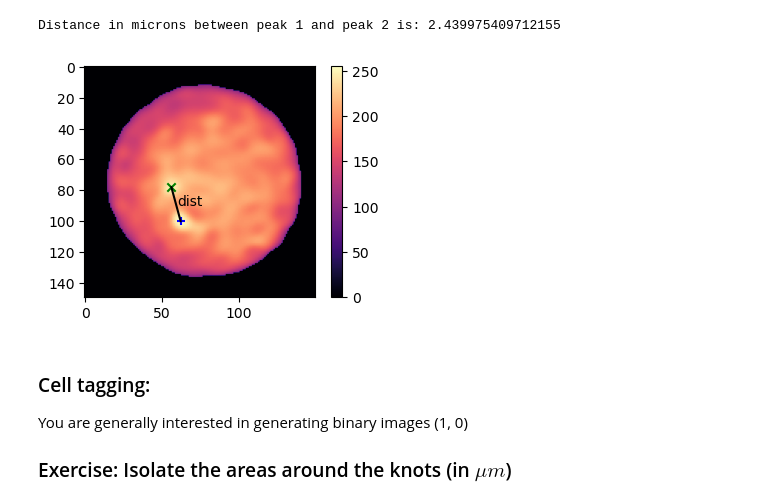
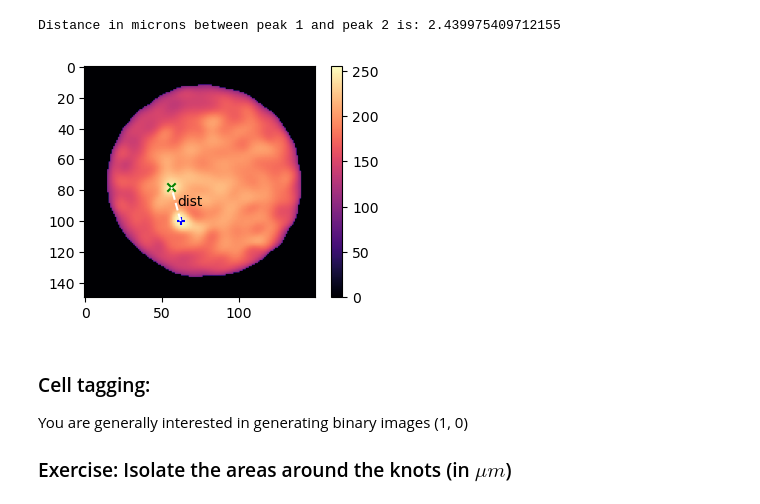
Before and after one commit to wbandabarragan/computational-physics-1, a Jupyter notebook: unit-2/206-image-processing.ipynb, the cells around one changed output. Saved outputs shown, nothing was run; the diff lists cells and outputs as text; code cells hidden in the pictures.

```diff
--- a/unit-2/206-image-processing.ipynb
+++ b/unit-2/206-image-processing.ipynb
@@ -430,25 +454,25 @@ Distance in microns between peak 1 and peak 2 is: 2.439975409712155
 # %%
 # Graphic of dist
 
 fig, ax = plt.subplots(figsize=(4,3))
 
 Z = ax.imshow(cell_image_subset, cmap = "magma")
 
 ax.scatter(coord_max[0][1], coord_max[0][0], color = "blue",\
            marker= "+")
 ax.scatter(coord_max[1][1], coord_max[1][0], color = "green",\
            marker= "x")
 ax.plot([coord_max[0][1], coord_max[1][1]],\
-        [coord_max[0][0], coord_max[1][0]], linestyle = "-",\
-        color = "black")
+        [coord_max[0][0], coord_max[1][0]], linestyle = "--",\
+        color = "white")
 
 plt.text(60, 90, "dist")
 
 plt.colorbar(Z)
 
 plt.show()
 # %% [output]
-[figure, old version]
+[figure, new version]
 # %% [markdown]
 ### Cell tagging:
 
```
Also changed, not shown: parts of 8 cells of this notebook.
